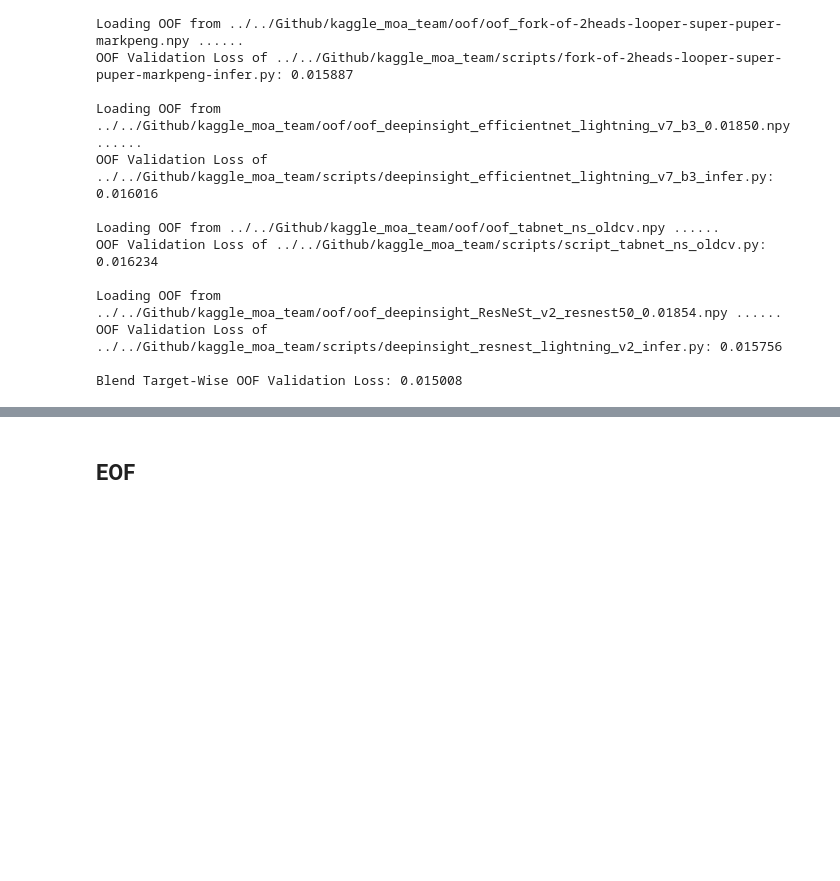
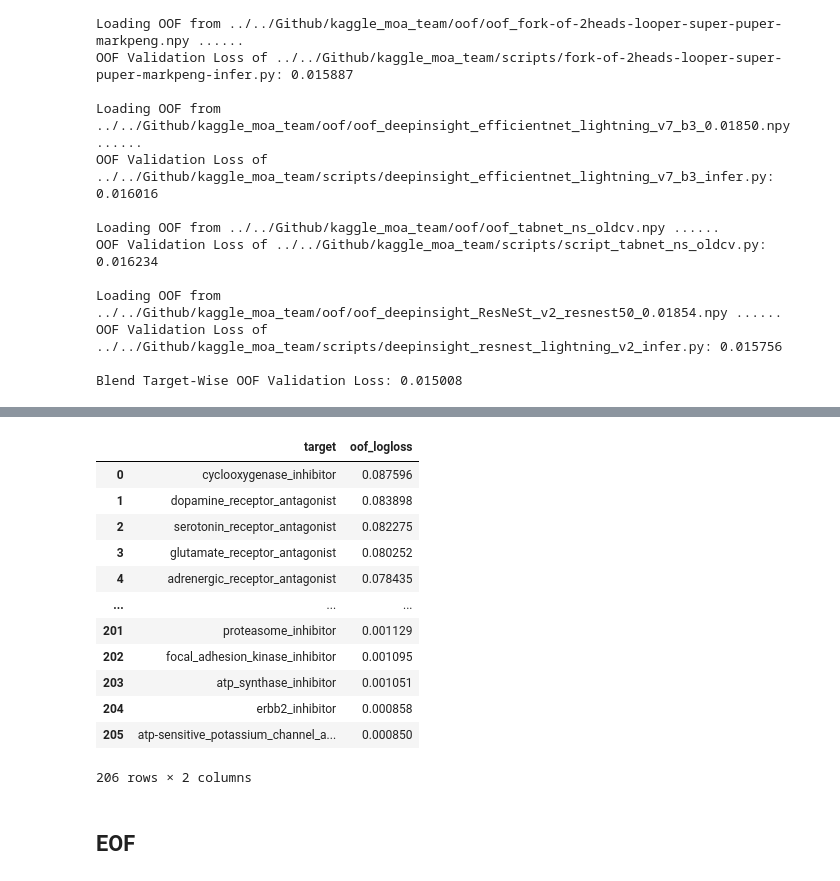
Before and after one commit to guitarmind/kaggle_moa_winner_hungry_for_gold, a Jupyter notebook: blends/blend_search_optuna_v6.ipynb, the cells around one changed output, grey strips where cells are left out. Drawn from its saved outputs; the diff is of its cells as text; code cells hidden in the pictures; blank space fills up the shorter version.

Commit message:
Implementing target-wise weight search in V6.

```diff
--- a/blends/blend_search_optuna_v6.ipynb
+++ b/blends/blend_search_optuna_v6.ipynb
@@ -449,3 +449,13 @@ Loading OOF from ../../Github/kaggle_moa_team/oof/oof_deepinsight_ResNeSt_v2_res
 OOF Validation Loss of ../../Github/kaggle_moa_team/scripts/deepinsight_resnest_lightning_v2_infer.py: 0.015756
 
 Blend Target-Wise OOF Validation Loss: 0.015008
+# %%
+# OOF scores per target
+target_oof_losses = []
+for i, target in enumerate(train_classes):
+    print(target)
+    # print(y_true[:, i])
+
+    oof_loss = mean_logloss(blend_targets_oof[:, i], y_true[:, i])
+    target_oof_losses.append(oof_loss)
+    print(f"Blend OOF Validation Loss of {target}: {oof_loss:.6f}\n")
@@ -452,3 +480,26 @@ Blend Target-Wise OOF Validation Loss: 0.015008
+# %%
+target_loss_df = pd.DataFrame(data={
+    "target": train_classes,
+    "oof_logloss": target_oof_losses
+},
+                              columns=["target", "oof_logloss"]).sort_values(
+                                  by="oof_logloss",
+                                  ascending=False).reset_index(drop=True)
+target_loss_df
+# %% [output]
+|  | target | oof_logloss |
+| 0 | cyclooxygenase_inhibitor | 0.087596 |
+| 1 | dopamine_receptor_antagonist | 0.083898 |
+| 2 | serotonin_receptor_antagonist | 0.082275 |
+| 3 | glutamate_receptor_antagonist | 0.080252 |
+| 4 | adrenergic_receptor_antagonist | 0.078435 |
+| ... | ... | ... |
+| 201 | proteasome_inhibitor | 0.001129 |
+| 202 | focal_adhesion_kinase_inhibitor | 0.001095 |
+| 203 | atp_synthase_inhibitor | 0.001051 |
+| 204 | erbb2_inhibitor | 0.000858 |
+| 205 | atp-sensitive_potassium_channel_a... | 0.000850 |
+206 rows × 2 columns
 # %%
 # [V6]
 # [Optuna]
```
Also changed, not shown: parts of 1 cell of this notebook.
